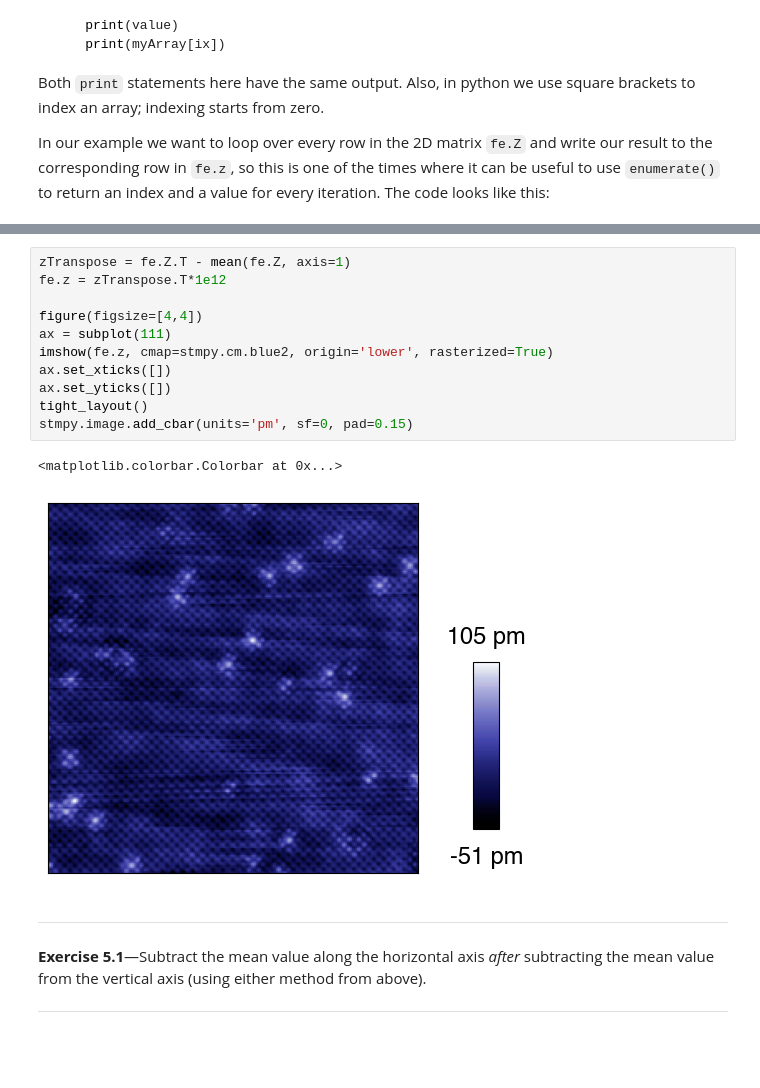
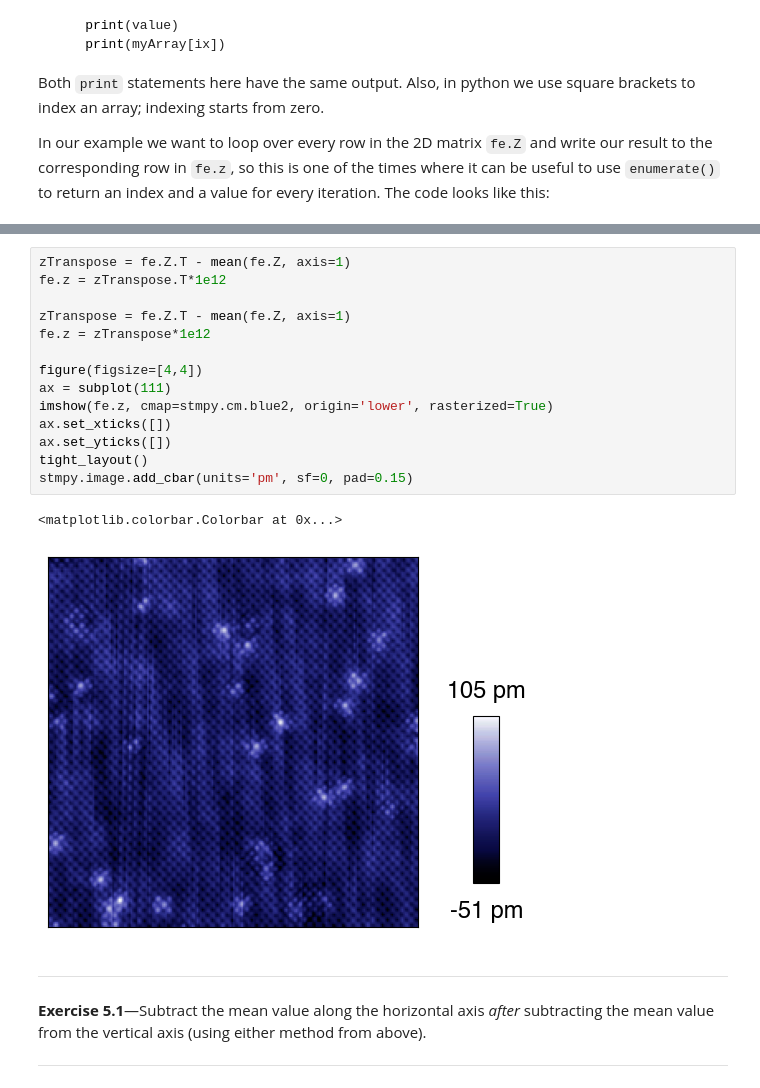
Before and after one commit to hoffmanlabcoding/stmpy, a Jupyter notebook: stmpy/doc/Stmpy 101 - getting started.ipynb, the cells around one changed output, grey strips where cells are left out. Drawn from its saved outputs; the diff is of its cells as text; blank space fills up the shorter version.

```diff
--- a/stmpy/doc/Stmpy 101 - getting started.ipynb
+++ b/stmpy/doc/Stmpy 101 - getting started.ipynb
@@ -408,17 +418,20 @@ We actually could have achieved the same thing without a `for` loop line by usin
 # %%
 zTranspose = fe.Z.T - mean(fe.Z, axis=1)
 fe.z = zTranspose.T*1e12
+
+zTranspose = fe.Z.T - mean(fe.Z, axis=1)
+fe.z = zTranspose*1e12
 
 figure(figsize=[4,4])
 ax = subplot(111)
 imshow(fe.z, cmap=stmpy.cm.blue2, origin='lower', rasterized=True)
 ax.set_xticks([])
 ax.set_yticks([])
 tight_layout()
 stmpy.image.add_cbar(units='pm', sf=0, pad=0.15)
 # %% [output]
 <matplotlib.colorbar.Colorbar at 0x...>
-[figure, old version]
+[figure, new version]
 # %% [markdown]
 ---
 
```
Also changed, not shown: parts of 5 cells of this notebook, 1 other file.
